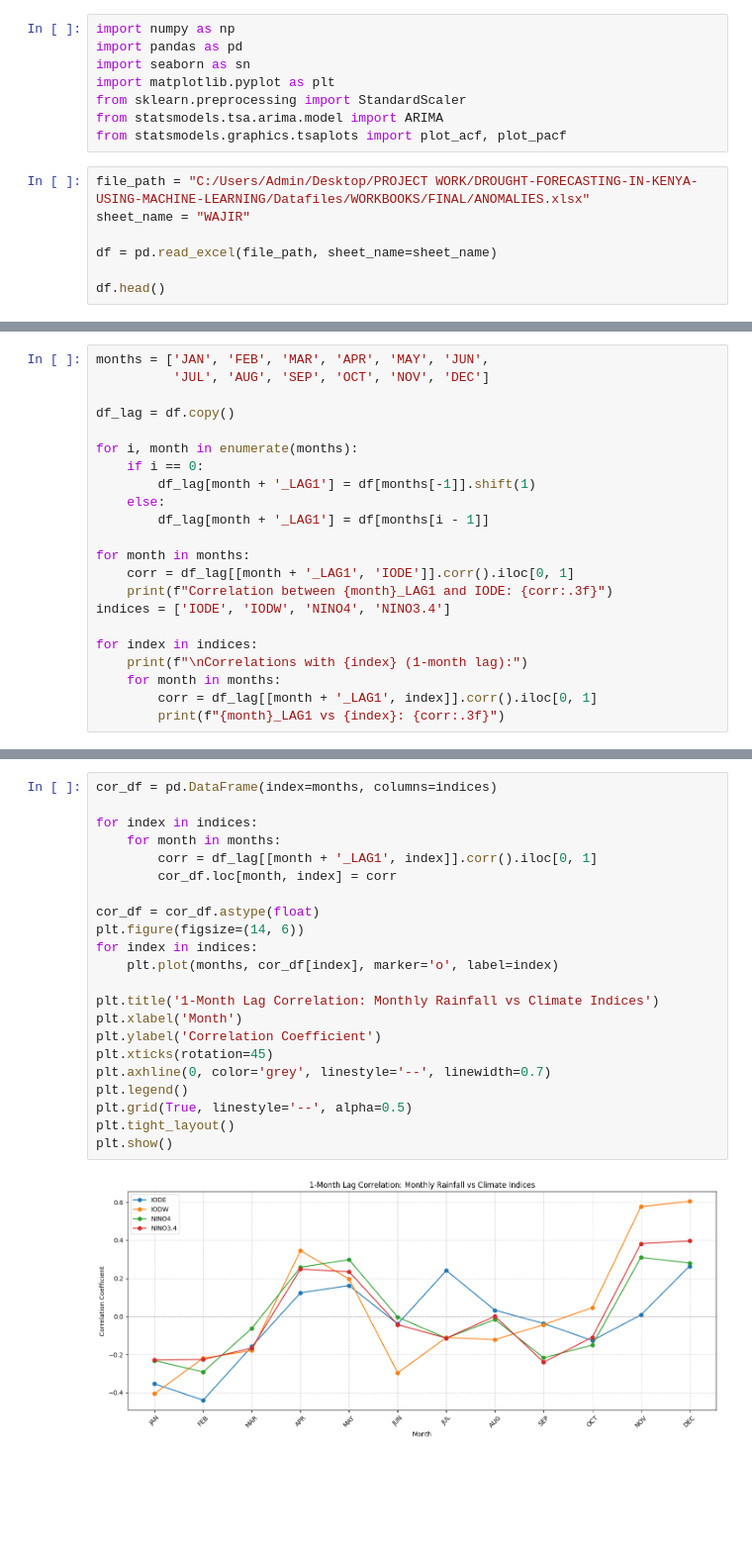
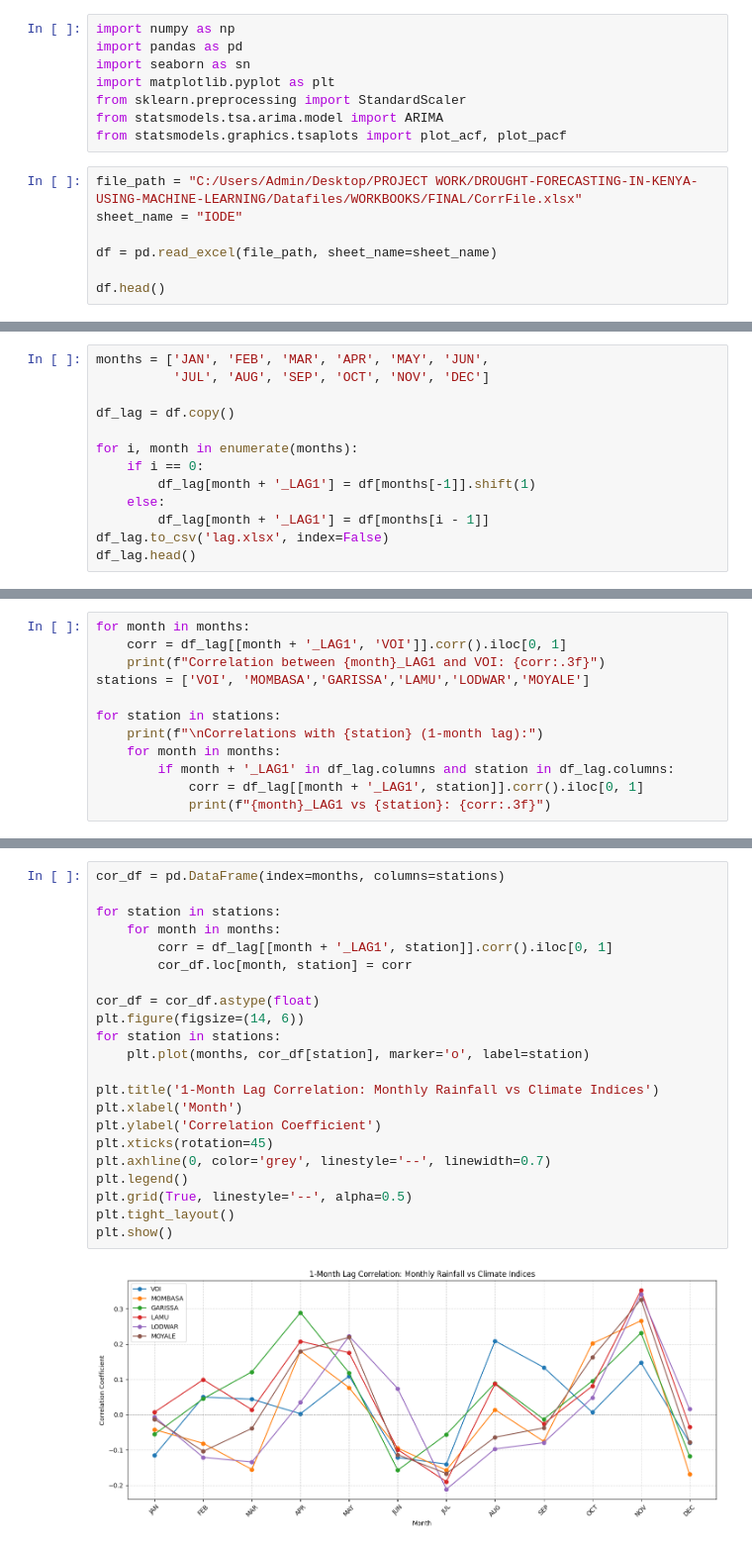
Before and after one commit to mercyvee/DROUGHT-FORECASTING-IN-KENYA-USING-MACHINE-LEARNING, a Jupyter notebook: Correlation.ipynb, the cells around one changed output, grey strips where cells are left out. Shown: that part at 99% size. Drawn from its saved outputs; the diff is of its cells as text; blank space fills up the shorter version.

```diff
--- a/Correlation.ipynb
+++ b/Correlation.ipynb
@@ -7,8 +7,8 @@ from sklearn.preprocessing import StandardScaler
 from statsmodels.tsa.arima.model import ARIMA
 from statsmodels.graphics.tsaplots import plot_acf, plot_pacf
 # %%
-file_path = "C:/Users/Admin/Desktop/PROJECT WORK/DROUGHT-FORECASTING-IN-KENYA-USING-MACHINE-LEARNING/Datafiles/WORKBOOKS/FINAL/ANOMALIES.xlsx"
-sheet_name = "WAJIR"
+file_path = "C:/Users/Admin/Desktop/PROJECT WORK/DROUGHT-FORECASTING-IN-KENYA-USING-MACHINE-LEARNING/Datafiles/WORKBOOKS/FINAL/CorrFile.xlsx"
+sheet_name = "IODE"
 
 df = pd.read_excel(file_path, sheet_name=sheet_name)
 
@@ -31,15 +31,6 @@ for i, month in enumerate(months):
         df_lag[month + '_LAG1'] = df[months[-1]].shift(1)
     else:
         df_lag[month + '_LAG1'] = df[months[i - 1]]
-
-for month in months:
-    corr = df_lag[[month + '_LAG1', 'IODE']].corr().iloc[0, 1]
-    print(f"Correlation between {month}_LAG1 and IODE: {corr:.3f}")
-indices = ['IODE', 'IODW', 'NINO4', 'NINO3.4']
-
-for index in indices:
-    print(f"\nCorrelations with {index} (1-month lag):")
-    for month in months:
-        corr = df_lag[[month + '_LAG1', index]].corr().iloc[0, 1]
-        print(f"{month}_LAG1 vs {index}: {corr:.3f}")
+df_lag.to_csv('lag.xlsx', index=False)
+df_lag.head()
 # %% [output]
@@ -62,0 +44,12 @@ DEC_LAG1 vs NINO3.4: 0.396
+# %%
+for month in months:
+    corr = df_lag[[month + '_LAG1', 'VOI']].corr().iloc[0, 1]
+    print(f"Correlation between {month}_LAG1 and VOI: {corr:.3f}")
+stations = ['VOI', 'MOMBASA','GARISSA','LAMU','LODWAR','MOYALE']
+
+for station in stations:
+    print(f"\nCorrelations with {station} (1-month lag):")
+    for month in months:
+        if month + '_LAG1' in df_lag.columns and station in df_lag.columns:
+            corr = df_lag[[month + '_LAG1', station]].corr().iloc[0, 1]
+            print(f"{month}_LAG1 vs {station}: {corr:.3f}")
@@ -63,27 +78,27 @@ DEC_LAG1 vs NINO3.4: 0.396
 # %%
-cor_df = pd.DataFrame(index=months, columns=indices)
+cor_df = pd.DataFrame(index=months, columns=stations)
 
-for index in indices:
+for station in stations:
     for month in months:
-        corr = df_lag[[month + '_LAG1', index]].corr().iloc[0, 1]
-        cor_df.loc[month, index] = corr
+        corr = df_lag[[month + '_LAG1', station]].corr().iloc[0, 1]
+        cor_df.loc[month, station] = corr
 
 cor_df = cor_df.astype(float)
 plt.figure(figsize=(14, 6))
-for index in indices:
-    plt.plot(months, cor_df[index], marker='o', label=index)
+for station in stations:
+    plt.plot(months, cor_df[station], marker='o', label=station)
 
 plt.title('1-Month Lag Correlation: Monthly Rainfall vs Climate Indices')
 plt.xlabel('Month')
 plt.ylabel('Correlation Coefficient')
 plt.xticks(rotation=45)
 plt.axhline(0, color='grey', linestyle='--', linewidth=0.7)
 plt.legend()
 plt.grid(True, linestyle='--', alpha=0.5)
 plt.tight_layout()
 plt.show()
 # %% [output]
-[figure, old version]
+[figure, new version]
 # %%
 months = ['JAN', 'FEB', 'MAR', 'APR', 'MAY', 'JUN',
           'JUL', 'AUG', 'SEP', 'OCT', 'NOV', 'DEC']
```
Also changed, not shown: parts of 8 cells of this notebook.
